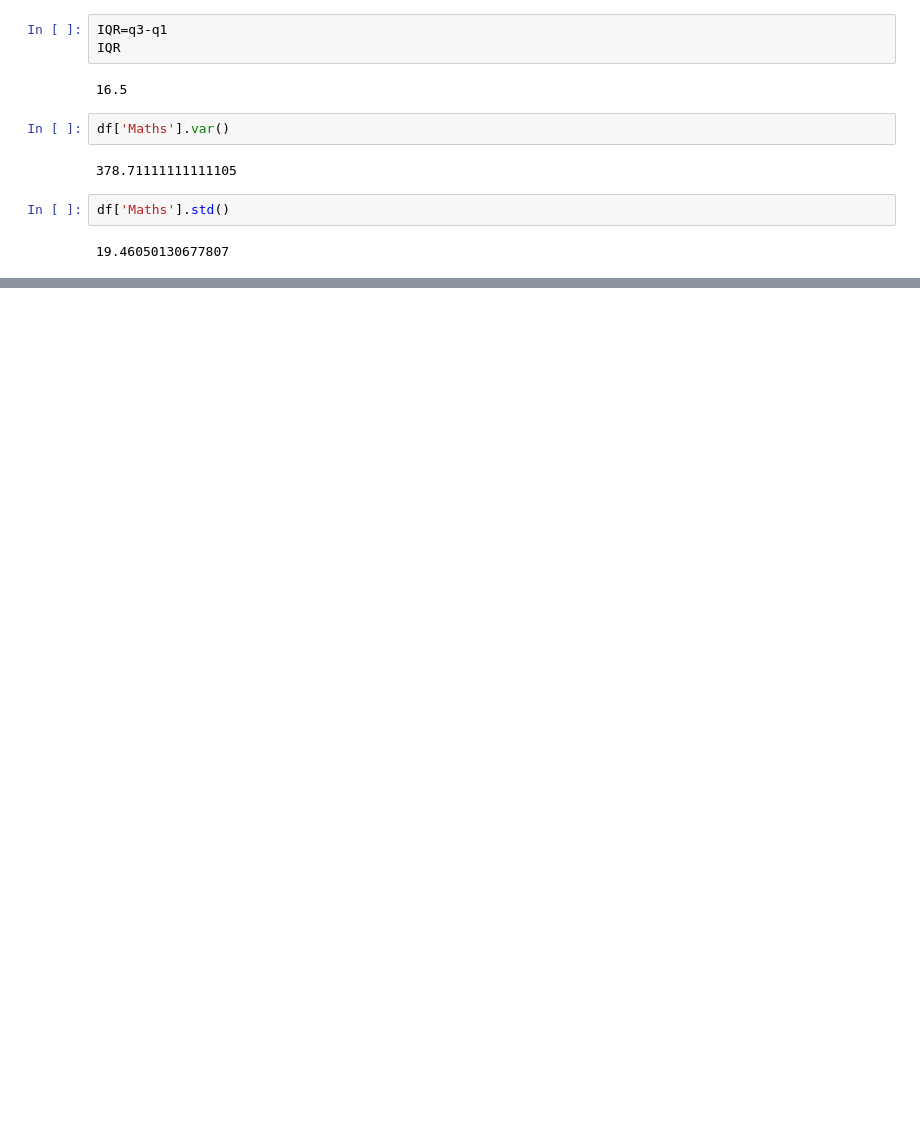
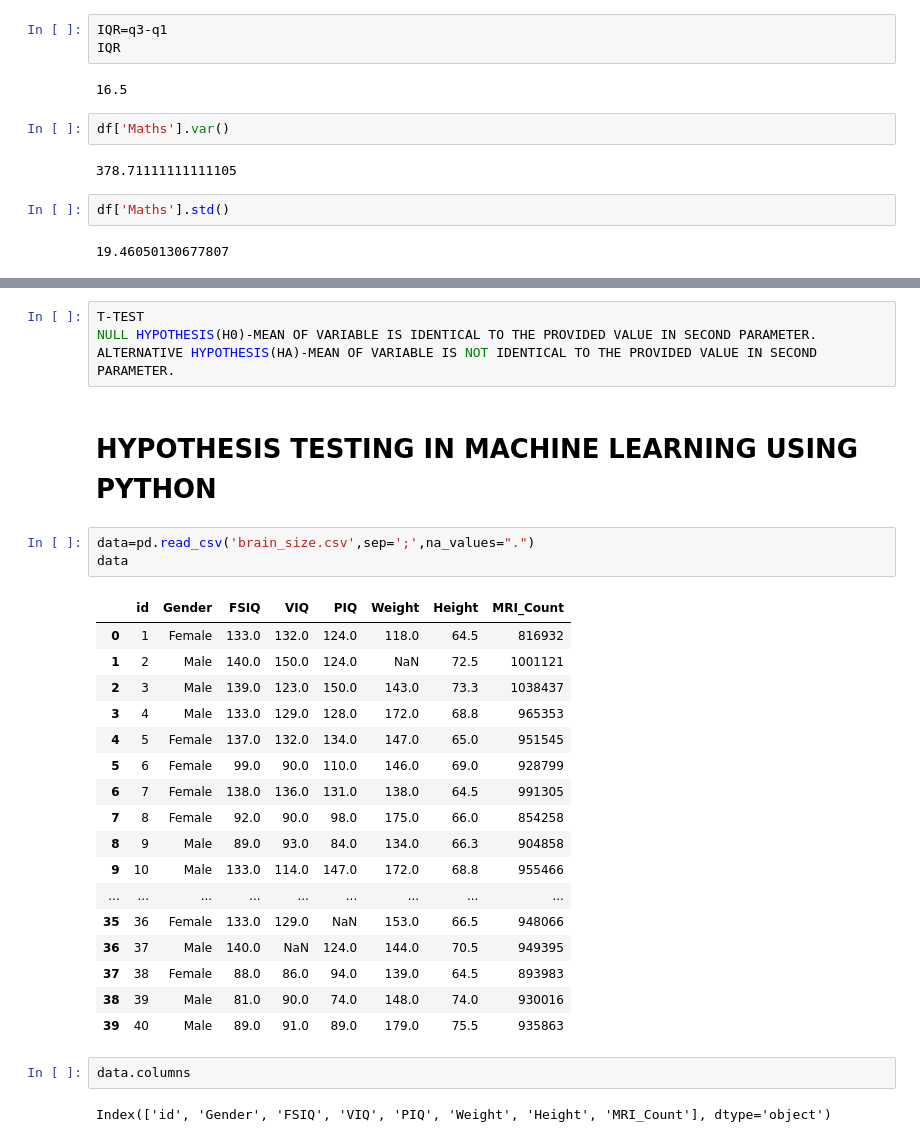
Before and after one commit to tanweer3654/datascientistkhan, a Jupyter notebook: statistics-checkpoint.ipynb, the cells around one changed output, grey strips where cells are left out. Cells and saved outputs as stored; diff of their text form; blank space fills up the shorter version.

```diff
--- a/statistics-checkpoint.ipynb
+++ b/statistics-checkpoint.ipynb
@@ -409,0 +426,31 @@ df['Maths'].std()
+# %%
+T-TEST
+NULL HYPOTHESIS(H0)-MEAN OF VARIABLE IS IDENTICAL TO THE PROVIDED VALUE IN SECOND PARAMETER.
+ALTERNATIVE HYPOTHESIS(HA)-MEAN OF VARIABLE IS NOT IDENTICAL TO THE PROVIDED VALUE IN SECOND PARAMETER.
+# %% [markdown]
+# HYPOTHESIS TESTING IN MACHINE LEARNING USING PYTHON
+# %%
+data=pd.read_csv('brain_size.csv',sep=';',na_values=".")
+data
+# %% [output]
+|  | id | Gender | FSIQ | VIQ | PIQ | Weight | Height | MRI_Count |
+| 0 | 1 | Female | 133.0 | 132.0 | 124.0 | 118.0 | 64.5 | 816932 |
+| 1 | 2 | Male | 140.0 | 150.0 | 124.0 | NaN | 72.5 | 1001121 |
+| 2 | 3 | Male | 139.0 | 123.0 | 150.0 | 143.0 | 73.3 | 1038437 |
+| 3 | 4 | Male | 133.0 | 129.0 | 128.0 | 172.0 | 68.8 | 965353 |
+| 4 | 5 | Female | 137.0 | 132.0 | 134.0 | 147.0 | 65.0 | 951545 |
+| 5 | 6 | Female | 99.0 | 90.0 | 110.0 | 146.0 | 69.0 | 928799 |
+| 6 | 7 | Female | 138.0 | 136.0 | 131.0 | 138.0 | 64.5 | 991305 |
+| 7 | 8 | Female | 92.0 | 90.0 | 98.0 | 175.0 | 66.0 | 854258 |
+| 8 | 9 | Male | 89.0 | 93.0 | 84.0 | 134.0 | 66.3 | 904858 |
+| 9 | 10 | Male | 133.0 | 114.0 | 147.0 | 172.0 | 68.8 | 955466 |
+| ... | ... | ... | ... | ... | ... | ... | ... | ... |
+| 35 | 36 | Female | 133.0 | 129.0 | NaN | 153.0 | 66.5 | 948066 |
+| 36 | 37 | Male | 140.0 | NaN | 124.0 | 144.0 | 70.5 | 949395 |
+| 37 | 38 | Female | 88.0 | 86.0 | 94.0 | 139.0 | 64.5 | 893983 |
+| 38 | 39 | Male | 81.0 | 90.0 | 74.0 | 148.0 | 74.0 | 930016 |
+| 39 | 40 | Male | 89.0 | 91.0 | 89.0 | 179.0 | 75.5 | 935863 |
+# %%
+data.columns
+# %% [output]
+Index(['id', 'Gender', 'FSIQ', 'VIQ', 'PIQ', 'Weight', 'Height', 'MRI_Count'], dtype='object')
```
Also changed, not shown: parts of 13 cells of this notebook.
